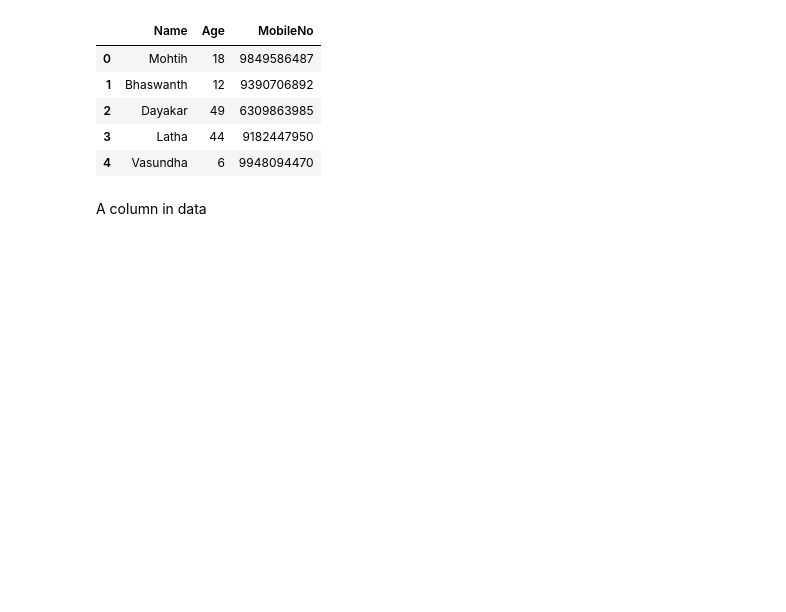
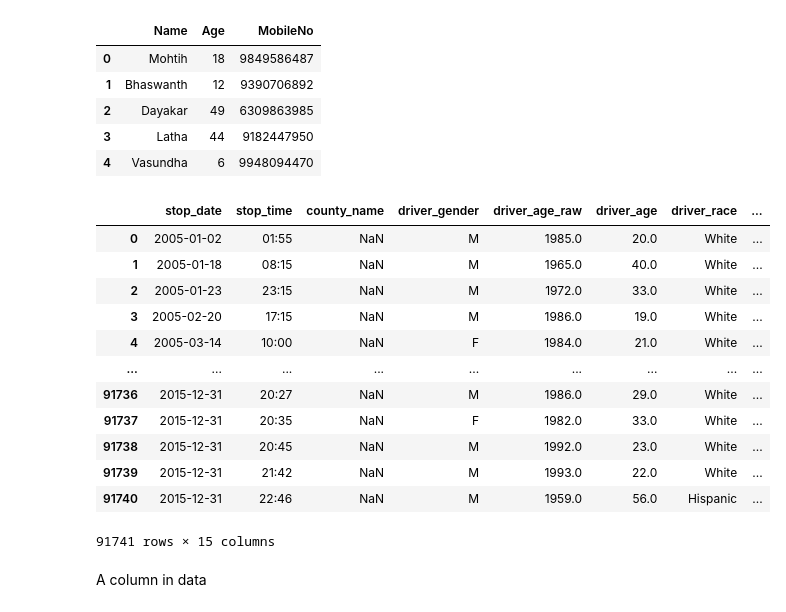
Before and after one commit to mohithsairamreddy/AI-Amrita, a Jupyter notebook: Pandas/Pandas_Police.ipynb, the cells around one changed output. Cells and saved outputs as stored; diff of their text form; code cells hidden in the pictures; blank space fills up the shorter version.

Commit message:
Added Table

```diff
--- a/Pandas/Pandas_Police.ipynb
+++ b/Pandas/Pandas_Police.ipynb
@@ -40,6 +38,22 @@ df
 | 2 | Dayakar | 49 | 6309863985 |
 | 3 | Latha | 44 | 9182447950 |
 | 4 | Vasundha | 6 | 9948094470 |
+# %%
+police
+# %% [output]
+|  | stop_date | stop_time | county_name | driver_gender | driver_age_raw | driver_age | driver_race | ... |
+| 0 | 2005-01-02 | 01:55 | NaN | M | 1985.0 | 20.0 | White | ... |
+| 1 | 2005-01-18 | 08:15 | NaN | M | 1965.0 | 40.0 | White | ... |
+| 2 | 2005-01-23 | 23:15 | NaN | M | 1972.0 | 33.0 | White | ... |
+| 3 | 2005-02-20 | 17:15 | NaN | M | 1986.0 | 19.0 | White | ... |
+| 4 | 2005-03-14 | 10:00 | NaN | F | 1984.0 | 21.0 | White | ... |
+| ... | ... | ... | ... | ... | ... | ... | ... | ... |
+| 91736 | 2015-12-31 | 20:27 | NaN | M | 1986.0 | 29.0 | White | ... |
+| 91737 | 2015-12-31 | 20:35 | NaN | F | 1982.0 | 33.0 | White | ... |
+| 91738 | 2015-12-31 | 20:45 | NaN | M | 1992.0 | 23.0 | White | ... |
+| 91739 | 2015-12-31 | 21:42 | NaN | M | 1993.0 | 22.0 | White | ... |
+| 91740 | 2015-12-31 | 22:46 | NaN | M | 1959.0 | 56.0 | Hispanic | ... |
+91741 rows × 15 columns
 # %% [markdown]
 A column in data
 # %%
```
Also changed, not shown: parts of 1 cell of this notebook.
